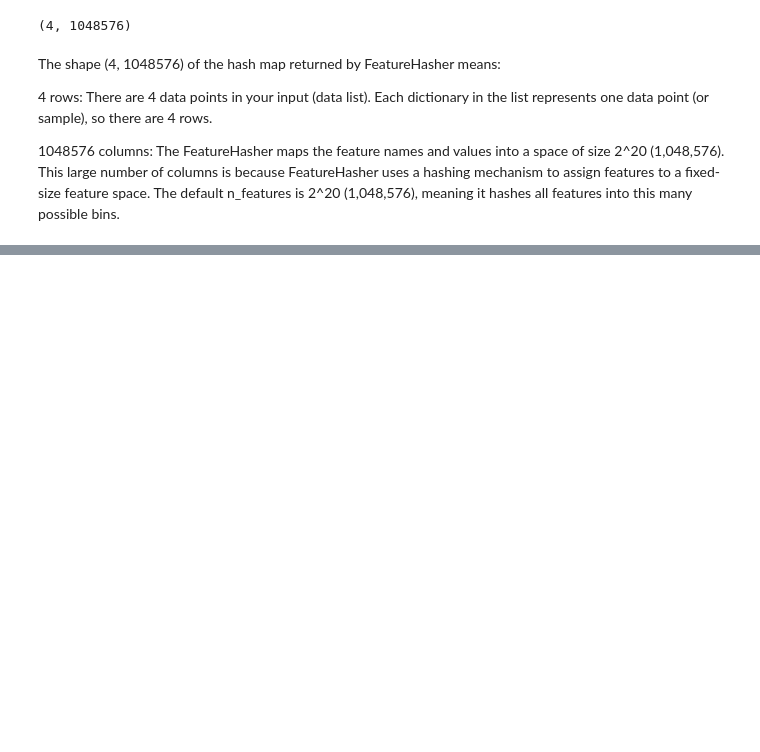
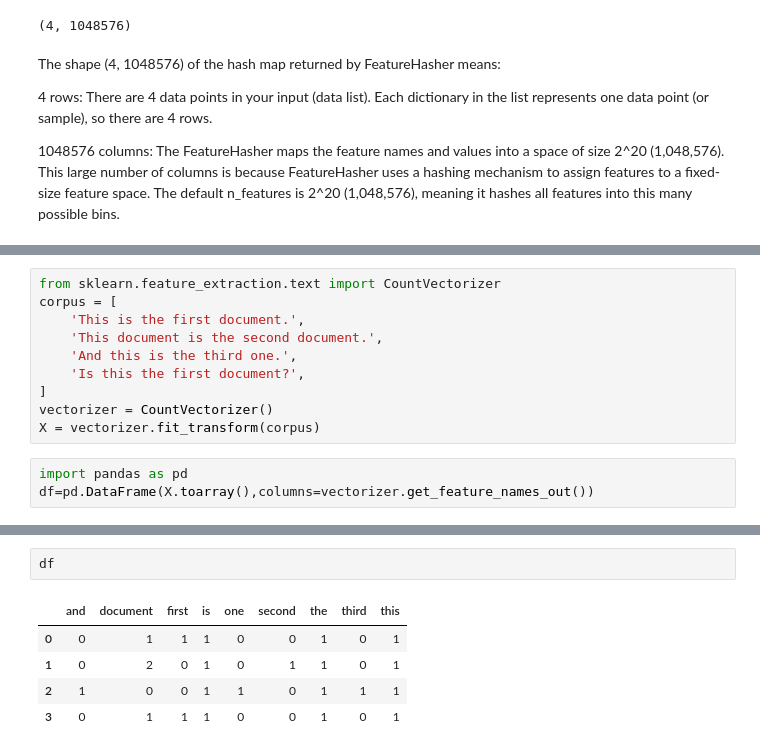
Before and after one commit to sonjaove/progg-and-DS-from-IITM, a Jupyter notebook: MLP/weeek_10_ga.ipynb, the cells around one changed output, grey strips where cells are left out. Drawn from its saved outputs; the diff is of its cells as text; blank space fills up the shorter version.

```diff
--- a/MLP/weeek_10_ga.ipynb
+++ b/MLP/weeek_10_ga.ipynb
@@ -158,0 +239,13 @@ The shape (4, 1048576) of the hash map returned by FeatureHasher means:
+# %%
+from sklearn.feature_extraction.text import CountVectorizer
+corpus = [
+    'This is the first document.',
+    'This document is the second document.',
+    'And this is the third one.',
+    'Is this the first document?',
+]
+vectorizer = CountVectorizer()
+X = vectorizer.fit_transform(corpus)
+# %%
+import pandas as pd
+df=pd.DataFrame(X.toarray(),columns=vectorizer.get_feature_names_out())
@@ -158,0 +256,8 @@ The shape (4, 1048576) of the hash map returned by FeatureHasher means:
+# %%
+df
+# %% [output]
+|  | and | document | first | is | one | second | the | third | this |
+| 0 | 0 | 1 | 1 | 1 | 0 | 0 | 1 | 0 | 1 |
+| 1 | 0 | 2 | 0 | 1 | 0 | 1 | 1 | 0 | 1 |
+| 2 | 1 | 0 | 0 | 1 | 1 | 0 | 1 | 1 | 1 |
+| 3 | 0 | 1 | 1 | 1 | 0 | 0 | 1 | 0 | 1 |
```
Also changed, not shown: parts of 6 cells of this notebook.
